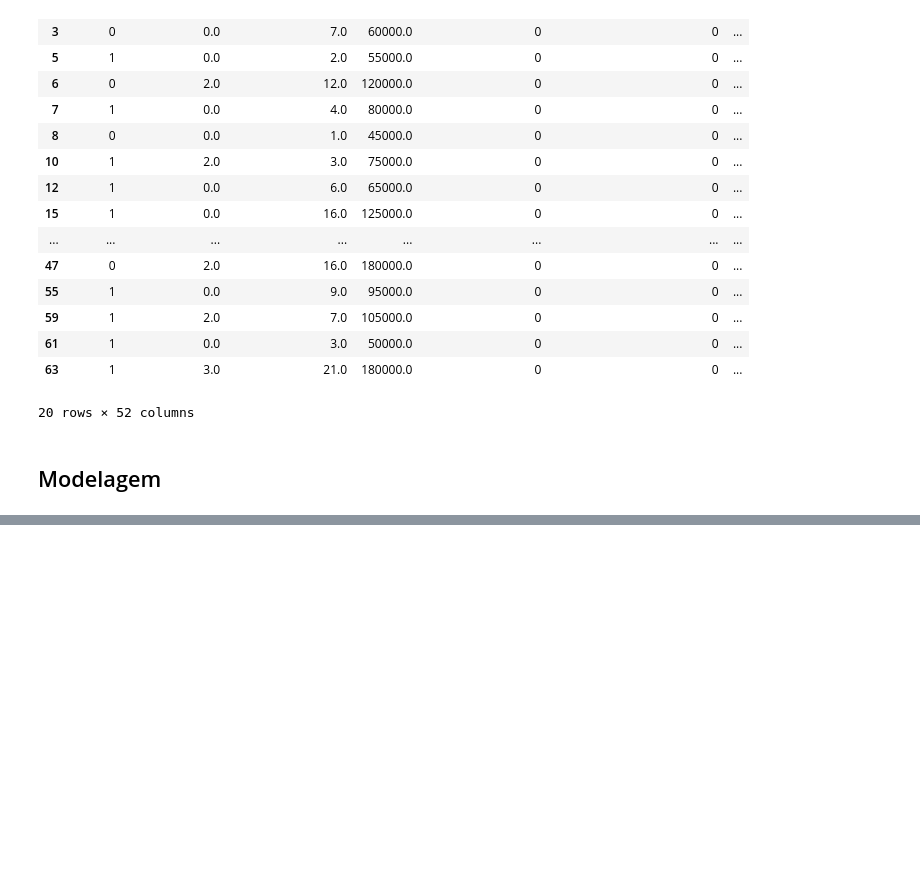
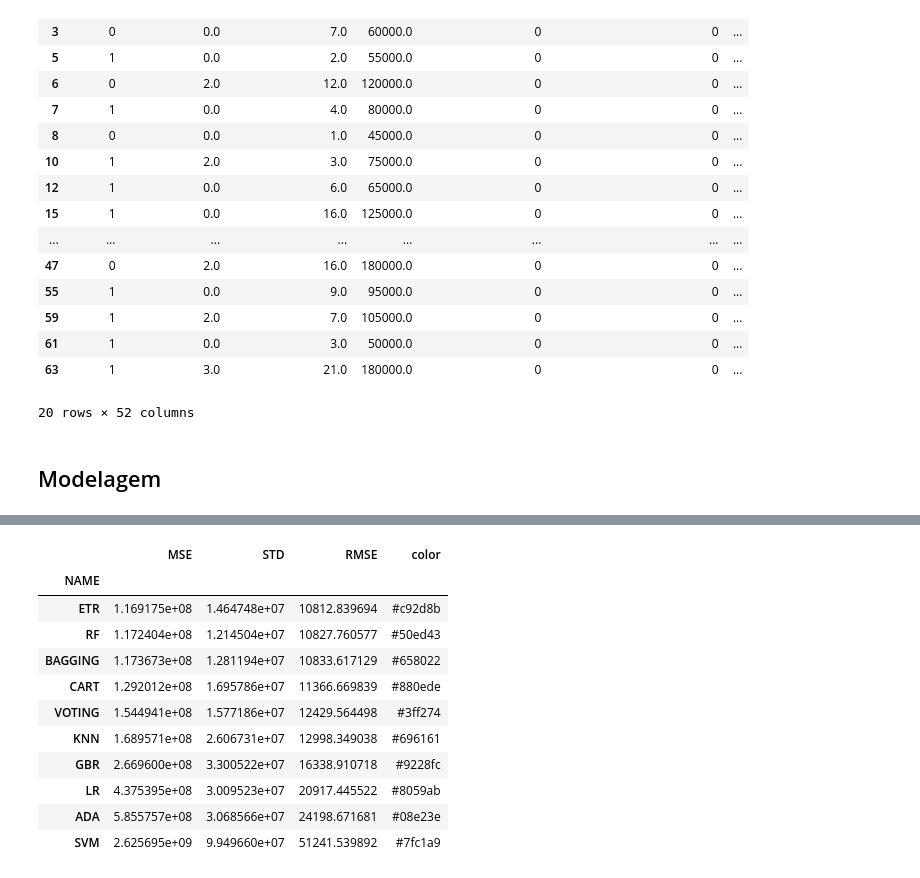
Before and after one commit to lucasvittal2/Salary_Regression_Prediction, a Jupyter notebook: SprintII_Salary_Prediction.ipynb, the cells around one changed output, grey strips where cells are left out. Cells and saved outputs as stored; diff of their text form; code cells hidden in the pictures; blank space fills up the shorter version.

```diff
--- a/SprintII_Salary_Prediction.ipynb
+++ b/SprintII_Salary_Prediction.ipynb
@@ -298,0 +362,15 @@ salaries_df_preprocessed.columns
+# %%
+report_df
+# %% [output]
+|  | MSE | STD | RMSE | color |
+| NAME |  |  |  |  |
+| ETR | 1.169175e+08 | 1.464748e+07 | 10812.839694 | #c92d8b |
+| RF | 1.172404e+08 | 1.214504e+07 | 10827.760577 | #50ed43 |
+| BAGGING | 1.173673e+08 | 1.281194e+07 | 10833.617129 | #658022 |
+| CART | 1.292012e+08 | 1.695786e+07 | 11366.669839 | #880ede |
+| VOTING | 1.544941e+08 | 1.577186e+07 | 12429.564498 | #3ff274 |
+| KNN | 1.689571e+08 | 2.606731e+07 | 12998.349038 | #696161 |
+| GBR | 2.669600e+08 | 3.300522e+07 | 16338.910718 | #9228fc |
+| LR | 4.375395e+08 | 3.009523e+07 | 20917.445522 | #8059ab |
+| ADA | 5.855757e+08 | 3.068566e+07 | 24198.671681 | #08e23e |
+| SVM | 2.625695e+09 | 9.949660e+07 | 51241.539892 | #7fc1a9 |
```
Also changed, not shown: parts of 19 cells of this notebook, 4 other files.
